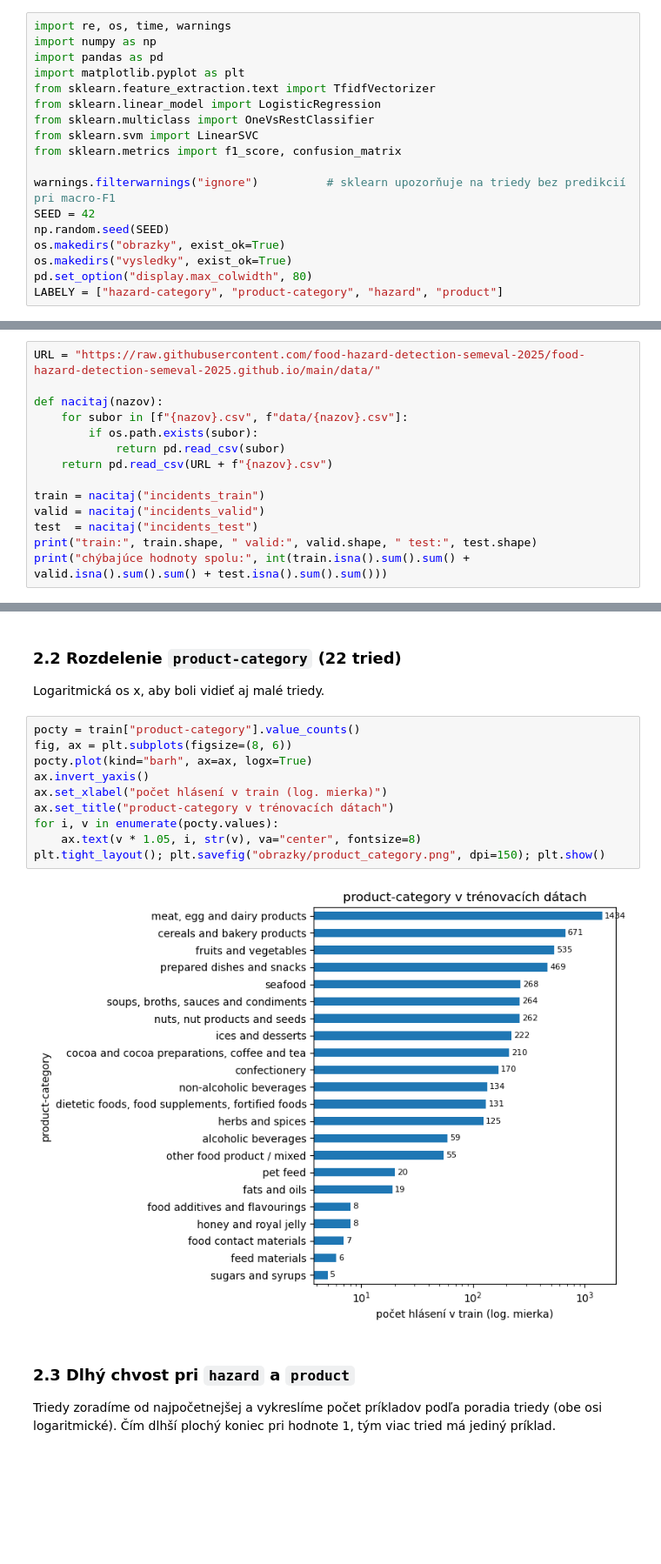
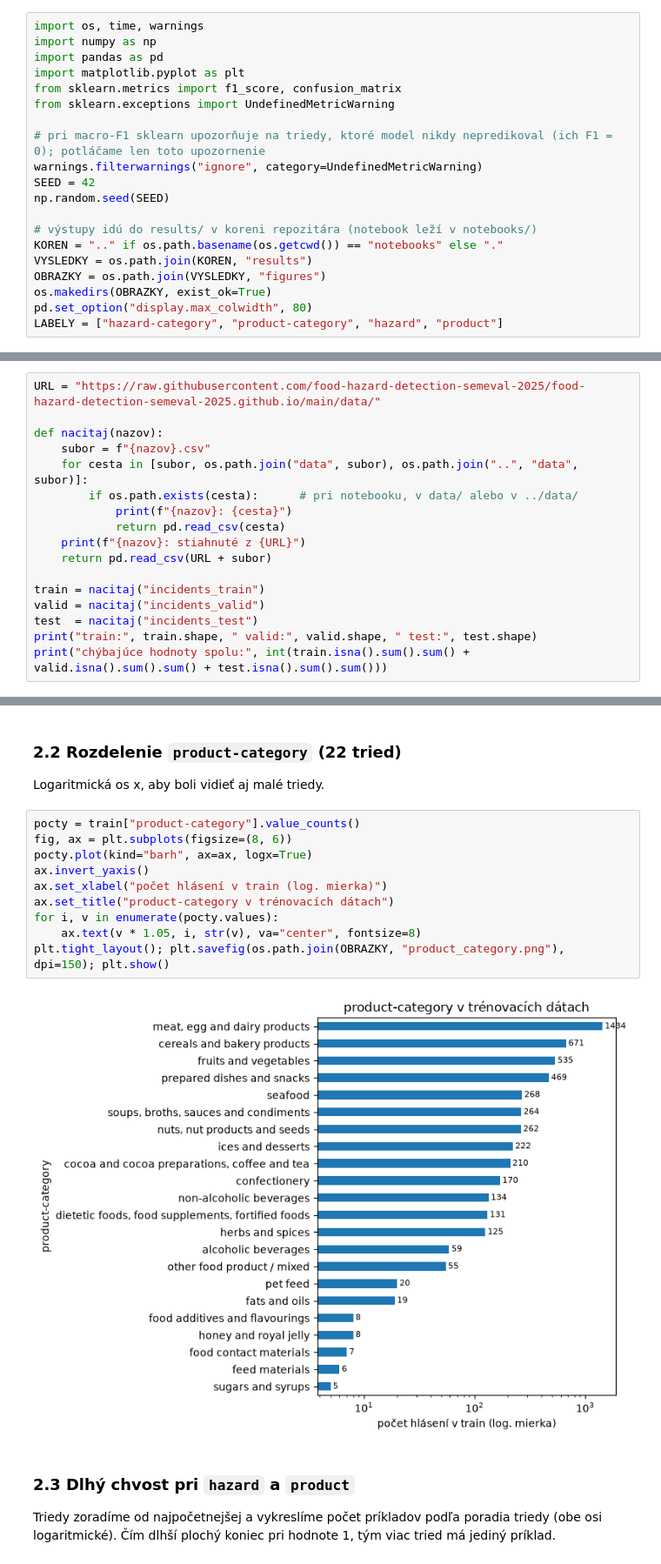
Before and after one commit to alzbetajaksova-ux/NLP_food_hazard, a Jupyter notebook: notebooks/eda_chybova_analyza.ipynb, the cells around one changed output, grey strips where cells are left out. Shown at 87% size. Drawn from its saved outputs; the diff is of its cells as text; blank space fills up the shorter version.

```diff
--- a/notebooks/eda_chybova_analyza.ipynb
+++ b/notebooks/eda_chybova_analyza.ipynb
@@ -13,21 +15,23 @@ Testovaciu množinu tu **neladíme**: modely aj nastavenia sú prevzaté z basel
 # %% [markdown]
 ## 0. Importy a nastavenia
 # %%
-import re, os, time, warnings
+import os, time, warnings
 import numpy as np
 import pandas as pd
 import matplotlib.pyplot as plt
-from sklearn.feature_extraction.text import TfidfVectorizer
-from sklearn.linear_model import LogisticRegression
-from sklearn.multiclass import OneVsRestClassifier
-from sklearn.svm import LinearSVC
 from sklearn.metrics import f1_score, confusion_matrix
+from sklearn.exceptions import UndefinedMetricWarning
 
-warnings.filterwarnings("ignore")          # sklearn upozorňuje na triedy bez predikcií pri macro-F1
+# pri macro-F1 sklearn upozorňuje na triedy, ktoré model nikdy nepredikoval (ich F1 = 0); potláčame len toto upozornenie
+warnings.filterwarnings("ignore", category=UndefinedMetricWarning)
 SEED = 42
 np.random.seed(SEED)
-os.makedirs("obrazky", exist_ok=True)
-os.makedirs("vysledky", exist_ok=True)
+
+# výstupy idú do results/ v koreni repozitára (notebook leží v notebooks/)
+KOREN = ".." if os.path.basename(os.getcwd()) == "notebooks" else "."
+VYSLEDKY = os.path.join(KOREN, "results")
+OBRAZKY = os.path.join(VYSLEDKY, "figures")
+os.makedirs(OBRAZKY, exist_ok=True)
 pd.set_option("display.max_colwidth", 80)
 LABELY = ["hazard-category", "product-category", "hazard", "product"]
 # %% [markdown]
@@ -37,10 +41,13 @@ Rovnako ako v baseline: lokálne CSV, inak stiahnutie z oficiálneho repozitára
 URL = "https://raw.githubusercontent.com/food-hazard-detection-semeval-2025/food-hazard-detection-semeval-2025.github.io/main/data/"
 
 def nacitaj(nazov):
-    for subor in [f"{nazov}.csv", f"data/{nazov}.csv"]:
-        if os.path.exists(subor):
-            return pd.read_csv(subor)
-    return pd.read_csv(URL + f"{nazov}.csv")
+    subor = f"{nazov}.csv"
+    for cesta in [subor, os.path.join("data", subor), os.path.join("..", "data", subor)]:
+        if os.path.exists(cesta):      # pri notebooku, v data/ alebo v ../data/
+            print(f"{nazov}: {cesta}")
+            return pd.read_csv(cesta)
+    print(f"{nazov}: stiahnuté z {URL}")
+    return pd.read_csv(URL + subor)
 
 train = nacitaj("incidents_train")
 valid = nacitaj("incidents_valid")
@@ -101,15 +111,15 @@ Logaritmická os x, aby boli vidieť aj malé triedy.
 # %%
 pocty = train["product-category"].value_counts()
 fig, ax = plt.subplots(figsize=(8, 6))
 pocty.plot(kind="barh", ax=ax, logx=True)
 ax.invert_yaxis()
 ax.set_xlabel("počet hlásení v train (log. mierka)")
 ax.set_title("product-category v trénovacích dátach")
 for i, v in enumerate(pocty.values):
     ax.text(v * 1.05, i, str(v), va="center", fontsize=8)
-plt.tight_layout(); plt.savefig("obrazky/product_category.png", dpi=150); plt.show()
+plt.tight_layout(); plt.savefig(os.path.join(OBRAZKY, "product_category.png"), dpi=150); plt.show()
 # %% [output]
-[figure, old version]
+[figure, new version]
 # %% [markdown]
 ### 2.3 Dlhý chvost pri `hazard` a `product`
 Triedy zoradíme od najpočetnejšej a vykreslíme počet príkladov podľa poradia triedy (obe osi logaritmické). Čím dlhší plochý koniec pri hodnote 1, tým viac tried má jediný príklad.
```
Also changed, not shown: parts of 18 cells of this notebook, 22 other files.
